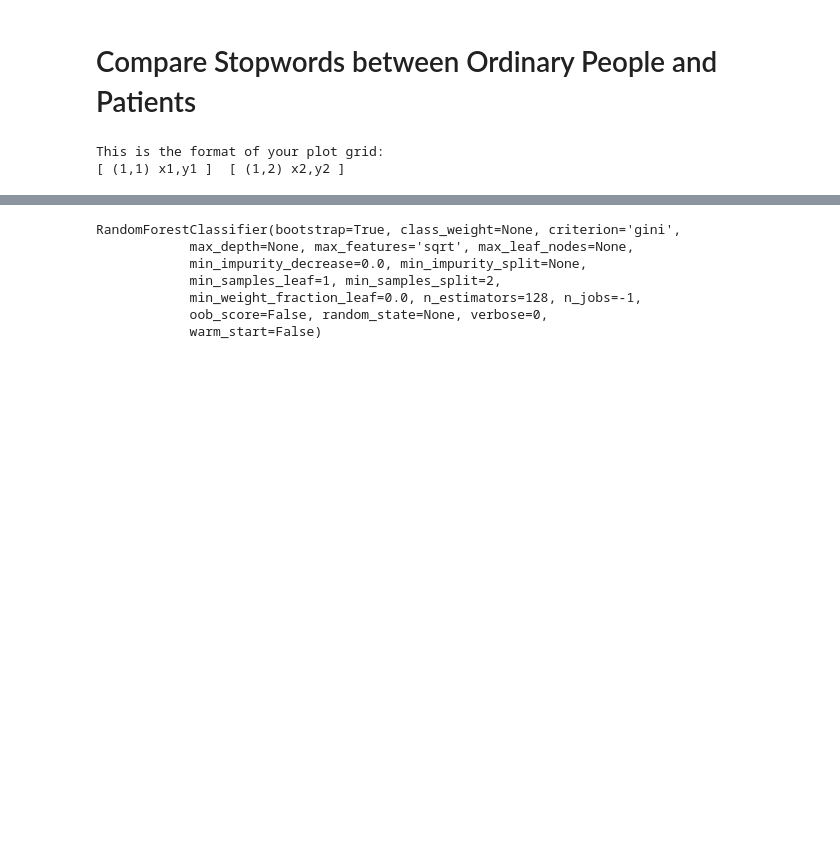
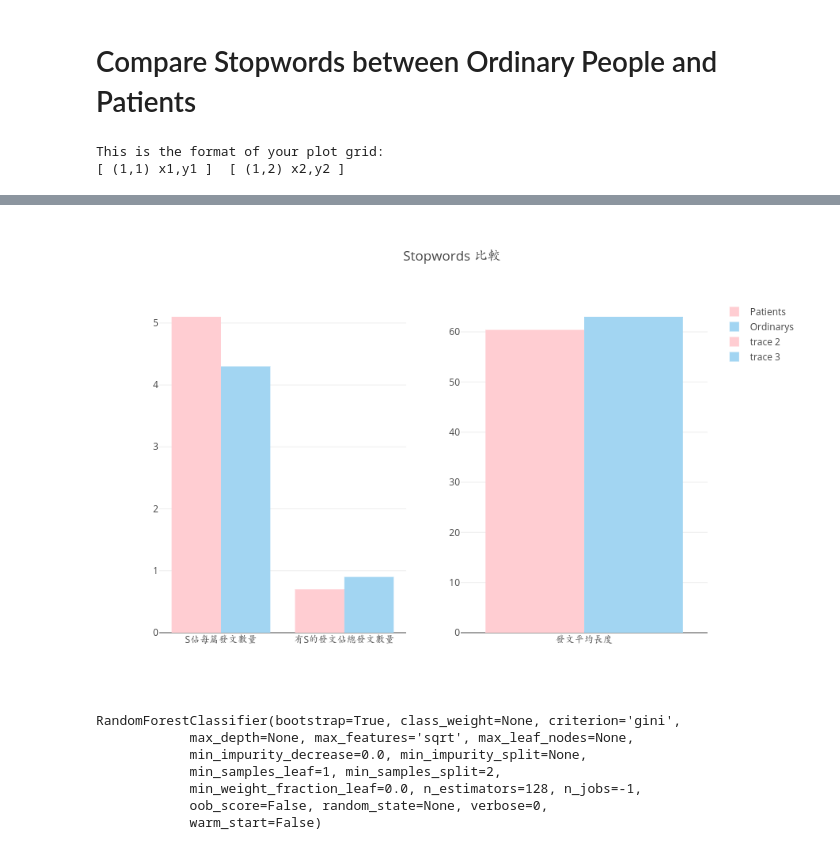
Before and after one commit to Adeline-Wei/Depression_Research, a Jupyter notebook: 1_preprocessing/user_analysis_v2.ipynb, the cells around one changed output, grey strips where cells are left out. Cells and saved outputs as stored; diff of their text form; code cells hidden in the pictures; blank space fills up the shorter version.

```diff
--- a/1_preprocessing/user_analysis_v2.ipynb
+++ b/1_preprocessing/user_analysis_v2.ipynb
@@ -94,21 +94,21 @@ for key in ordinarys:
 ordinarys_total[3] = round(ordinarys_total[3]/len(ordinarys),1)
 # 0:Stopwords總數/ 1:含有stopwords的推文總數/ 2:（時間內的）推文總數/ 3:平均發文長度
 # %%
-trace1_p = go.Bar(x=['stopwords佔每篇發文的數量', '有stopwords的發文佔總發文數量'],
+trace1_p = go.Bar(x=['S佔每篇發文數量', '有S的發文佔總發文數量'],
                   y=[round(patients_total[0]/patients_total[1],1), round(patients_total[1]/patients_total[2],1)],
                   name='Patients',
                   marker=dict(color='#ffcdd2'))
 
-trace1_o = go.Bar(x=['stopwords佔每篇發文的數量', '有stopwords的發文佔總發文數量'],
+trace1_o = go.Bar(x=['S佔每篇發文數量', '有S的發文佔總發文數量'],
                 y=[round(ordinarys_total[0]/ordinarys_total[1],1), round(ordinarys_total[1]/ordinarys_total[2],1)],
                 name='Ordinarys',
                 marker=dict(color='#A2D5F2'))
 
-trace2_p = go.Bar(x=['發文長度'],
+trace2_p = go.Bar(x=['發文平均長度'],
                 y=[patients_total[3]],
                 marker=dict(color='#ffcdd2'))
 
-trace2_o = go.Bar(x=['發文長度'],
+trace2_o = go.Bar(x=['發文平均長度'],
                 y=[ordinarys_total[3]],
                 marker=dict(color='#A2D5F2'))
 
@@ -118,10 +118,10 @@ fig.append_trace(trace1_o,1,1)
 fig.append_trace(trace2_p,1,2)
 fig.append_trace(trace2_o,1,2)
 fig['layout'].update(height=600, width=900, title='Stopwords 比較')
-# fig3 = go.Figure(data=data, layout=layout)
+# fig = go.Figure(data=data, layout=layout)
 py.image.save_as(fig, filename='img/stopwords_compare.png')
-# display(Image(filename='img/stopwords_compare.png'))
-py.iplot(fig)
+display(Image(filename='img/stopwords_compare.png'))
+# py.iplot(fig)
 # %% [output]
 This is the format of your plot grid:
 [ (1,1) x1,y1 ]  [ (1,2) x2,y2 ]
@@ -129,3 +128,4 @@ This is the format of your plot grid:
+[figure, added]
 # %%
 base_texts = []
 group_texts = []
```
Also changed, not shown: parts of 1 cell of this notebook.
